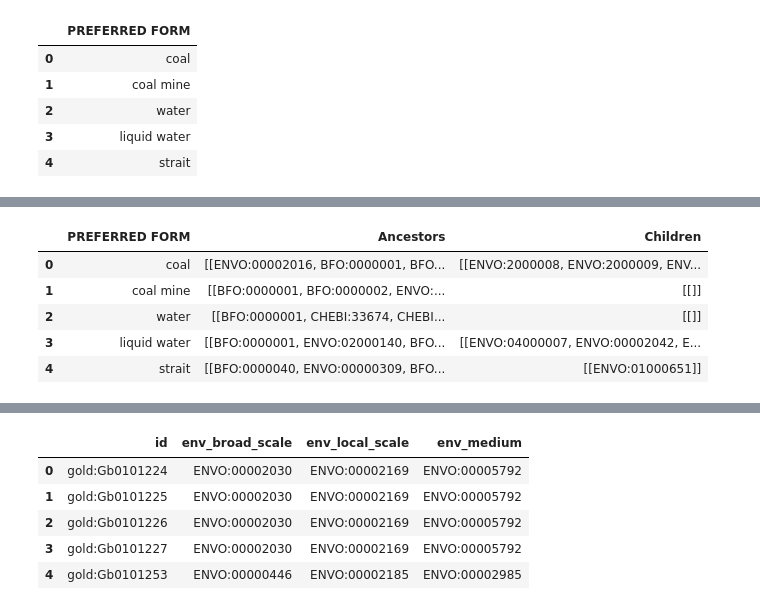
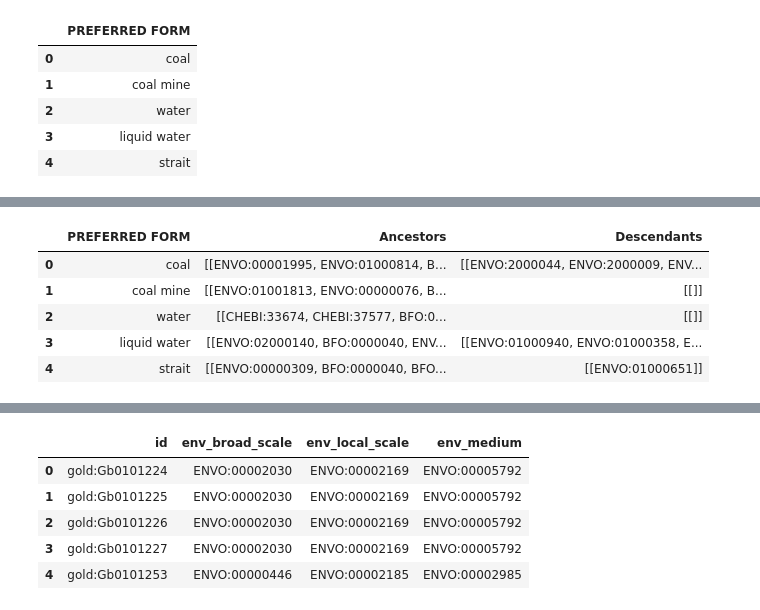
Before and after one commit to INCATools/biosample-analysis, a Jupyter notebook: src/notebooks/Gold database Analysis.ipynb, the cells around one changed output, grey strips where cells are left out. Saved outputs shown, nothing was run; the diff lists cells and outputs as text; code cells hidden in the pictures.

```diff
--- a/src/notebooks/Gold database Analysis.ipynb
+++ b/src/notebooks/Gold database Analysis.ipynb
@@ -31,8 +31,8 @@ runnerOutput.head()
 ## Get the HPO using default method (currently OntoBee SPARQL)
 ## This may take 5-10s the first time you run it; afterwards it is cached
 ofa = OntologyFactory()
-ont = ofa.create('envo')
+ontology = ofa.create('envo')
 ## The OWL version of ENVO (used here) has many interesting relationship types;
 ## for now we just care about is-a (subClassOf between named classes)
-ont = ont.subontology(relations='subClassOf')
+ont = ontology.subontology(relations=['subClassOf', 'PART_OF'])
 # %% [output]
@@ -50,13 +50,13 @@ def getAncestors(entity):
 
     return ancestorList
 
-def getChildren(entity):
+def getDescendants(entity):
     curieList = ont.search(entity)
-    childrenList = []
+    descendantList = []
     for item in curieList:
-        childrenList.append(list(ont.children(item)))
+        descendantList.append(list(ont.descendants(item)))
 
-    return childrenList
+    return descendantList
 # %%
 uniquePreferredTerms = runnerOutput['PREFERRED FORM'].unique()
 uniquePreferredTermsDF = pd.DataFrame(uniquePreferredTerms, columns=['PREFERRED FORM'])
@@ -71,7 +71,7 @@ uniquePreferredTermsDF.head()
 # %%
 %%time
 uniquePreferredTermsDF['Ancestors'] = uniquePreferredTermsDF.apply(lambda x: getAncestors(x['PREFERRED FORM']), axis=1)
-uniquePreferredTermsDF['Children'] = uniquePreferredTermsDF.apply(lambda x: getChildren(x['PREFERRED FORM']), axis=1)
+uniquePreferredTermsDF['Descendants'] = uniquePreferredTermsDF.apply(lambda x: getDescendants(x['PREFERRED FORM']), axis=1)
 print(len(uniquePreferredTermsDF))
 uniquePreferredTermsDF.head()
 # %% [output]
@@ -81,9 +81,9 @@ Wall time: 10.3 s
-|  | PREFERRED FORM | Ancestors | Children |
-| 0 | coal | [[ENVO:00002016, BFO:0000001, BFO... | [[ENVO:2000008, ENVO:2000009, ENV... |
-| 1 | coal mine | [[BFO:0000001, BFO:0000002, ENVO:... | [[]] |
-| 2 | water | [[BFO:0000001, CHEBI:33674, CHEBI... | [[]] |
-| 3 | liquid water | [[BFO:0000001, ENVO:02000140, BFO... | [[ENVO:04000007, ENVO:00002042, E... |
-| 4 | strait | [[BFO:0000040, ENVO:00000309, BFO... | [[ENVO:01000651]] |
+|  | PREFERRED FORM | Ancestors | Descendants |
+| 0 | coal | [[ENVO:00001995, ENVO:01000814, B... | [[ENVO:2000044, ENVO:2000009, ENV... |
+| 1 | coal mine | [[ENVO:01001813, ENVO:00000076, B... | [[]] |
+| 2 | water | [[CHEBI:33674, CHEBI:37577, BFO:0... | [[]] |
+| 3 | liquid water | [[ENVO:02000140, BFO:0000040, ENV... | [[ENVO:01000940, ENVO:01000358, E... |
+| 4 | strait | [[ENVO:00000309, BFO:0000040, BFO... | [[ENVO:01000651]] |
 # %%
 runnerOutputWithAncestors = runnerOutput.merge(uniquePreferredTermsDF, on='PREFERRED FORM', how='left' )
 print(len(runnerOutputWithAncestors))
```
Also changed, not shown: parts of 12 cells of this notebook.
